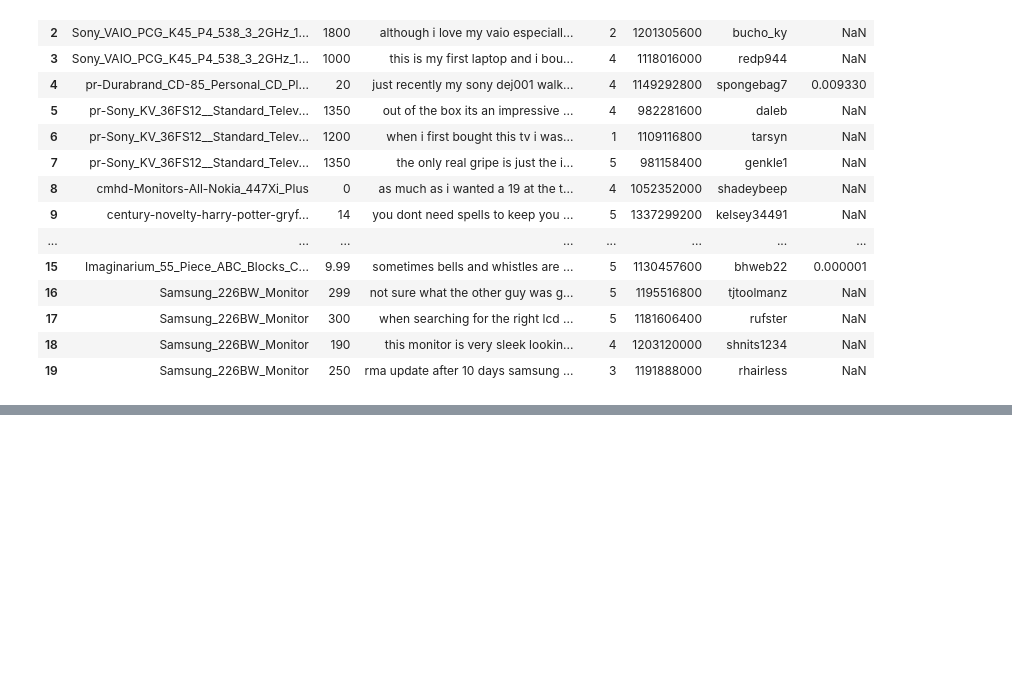
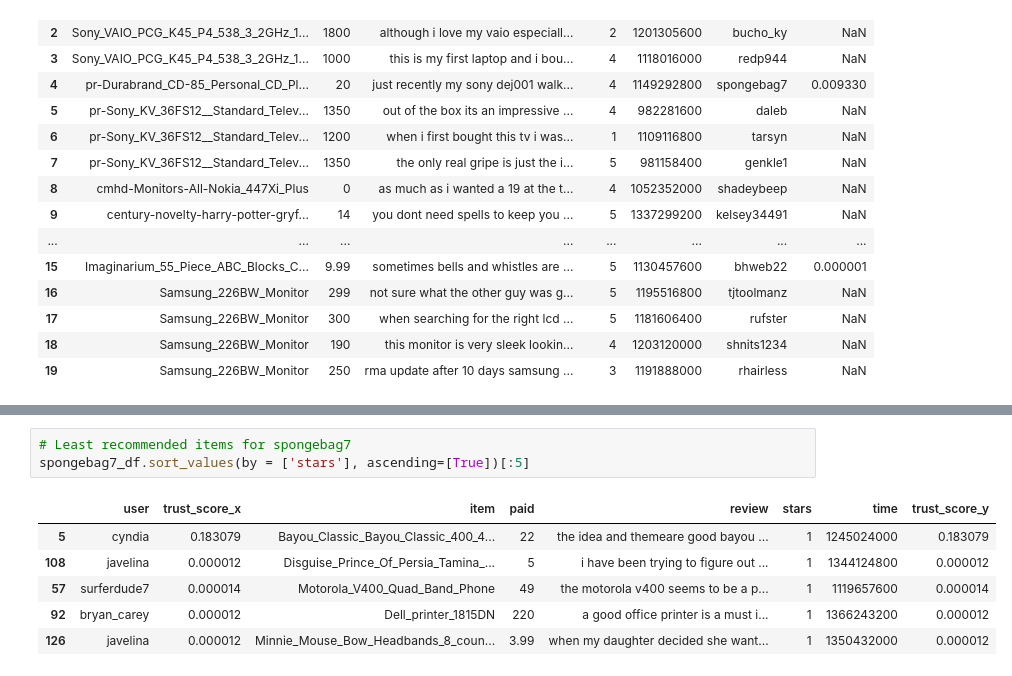
Before and after one commit to ShaluRani/256_group_project, a Jupyter notebook: Trust_score_based_recommendation.ipynb, the cells around one changed output, grey strips where cells are left out. Cells and saved outputs as stored; diff of their text form; blank space fills up the shorter version.

```diff
--- a/Trust_score_based_recommendation.ipynb
+++ b/Trust_score_based_recommendation.ipynb
@@ -233,0 +351,10 @@ result_df
+# %%
+# Least recommended items for spongebag7
+spongebag7_df.sort_values(by = ['stars'], ascending=[True])[:5]
+# %% [output]
+|  | user | trust_score_x | item | paid | review | stars | time | trust_score_y |
+| 5 | cyndia | 0.183079 | Bayou_Classic_Bayou_Classic_400_4... | 22 | the idea and themeare good bayou ... | 1 | 1245024000 | 0.183079 |
+| 108 | javelina | 0.000012 | Disguise_Prince_Of_Persia_Tamina_... | 5 | i have been trying to figure out ... | 1 | 1344124800 | 0.000012 |
+| 57 | surferdude7 | 0.000014 | Motorola_V400_Quad_Band_Phone | 49 | the motorola v400 seems to be a p... | 1 | 1119657600 | 0.000014 |
+| 92 | bryan_carey | 0.000012 | Dell_printer_1815DN | 220 | a good office printer is a must i... | 1 | 1366243200 | 0.000012 |
+| 126 | javelina | 0.000012 | Minnie_Mouse_Bow_Headbands_8_coun... | 3.99 | when my daughter decided she want... | 1 | 1350432000 | 0.000012 |
```
Also changed, not shown: parts of 18 cells of this notebook, 1 other file.
